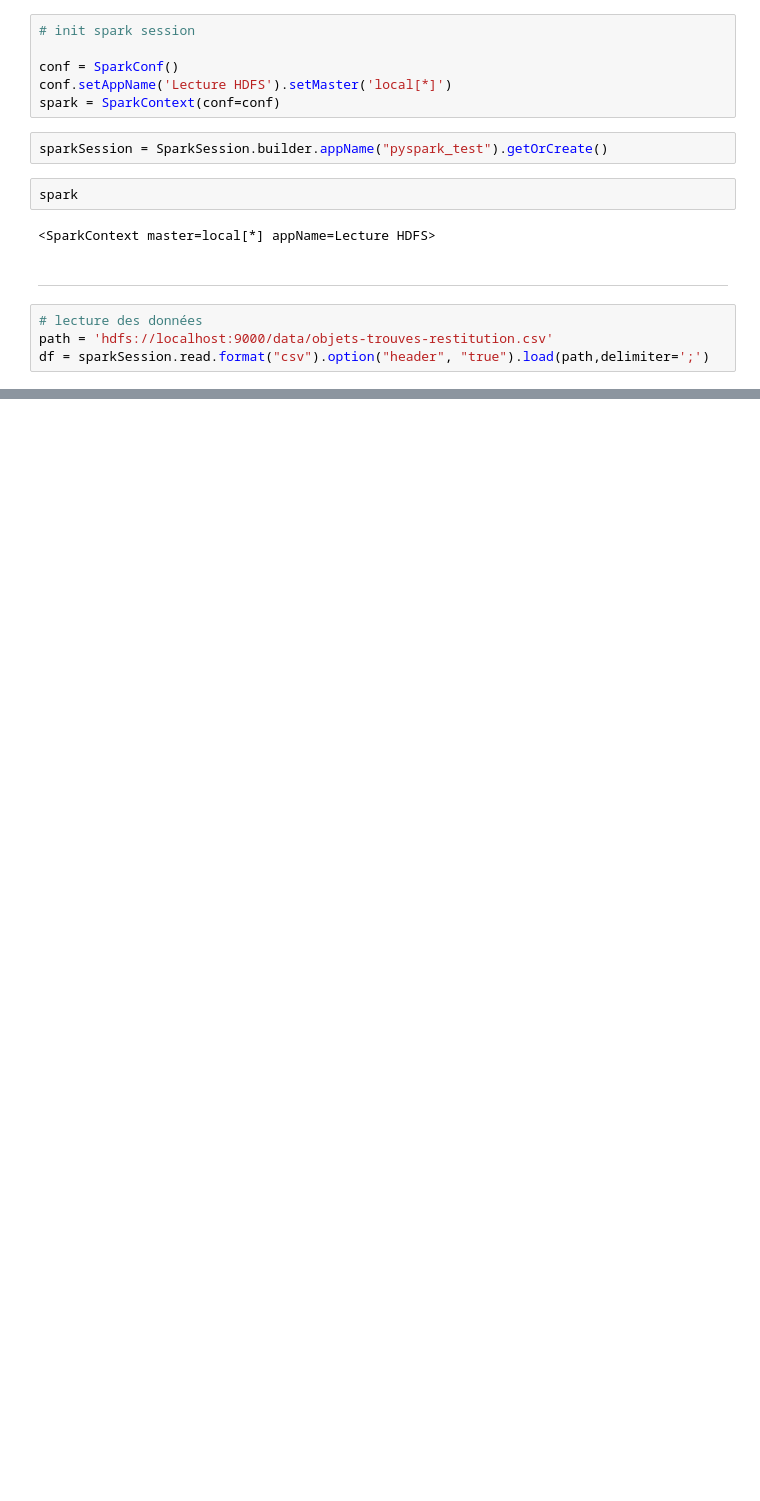
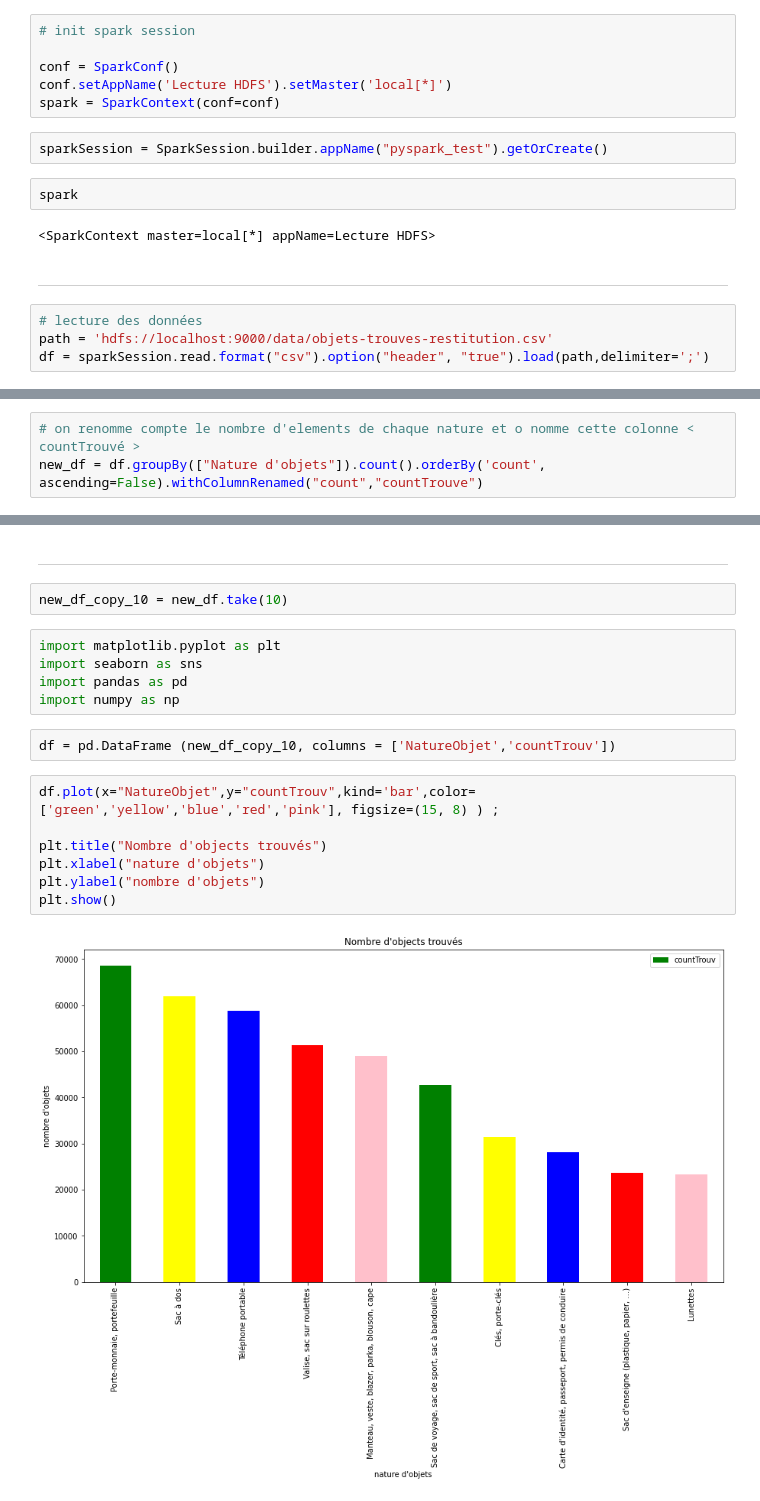
Before and after one commit to LydiaOuam/LydiaOuam, a Jupyter notebook: Lecture_des_donnees_dans_Hadoop_via_Spark.ipynb, the cells around one changed output, grey strips where cells are left out. Saved outputs shown, nothing was run; the diff lists cells and outputs as text; blank space fills up the shorter version.

```diff
--- a/Lecture_des_donnees_dans_Hadoop_via_Spark.ipynb
+++ b/Lecture_des_donnees_dans_Hadoop_via_Spark.ipynb
@@ -58,0 +54,3 @@ root
+# %%
+# on renomme compte le nombre d'elements de chaque nature et o nomme cette colonne < countTrouvé >
+new_df = df.groupBy(["Nature d'objets"]).count().orderBy('count', ascending=False).withColumnRenamed("count","countTrouve")
@@ -58,0 +75,20 @@ root
+# %% [markdown]
+---
+# %%
+new_df_copy_10 = new_df.take(10)
+# %%
+import matplotlib.pyplot as plt
+import seaborn as sns
+import pandas as pd
+import numpy as np
+# %%
+df = pd.DataFrame (new_df_copy_10, columns = ['NatureObjet','countTrouv'])
+# %%
+df.plot(x="NatureObjet",y="countTrouv",kind='bar',color=['green','yellow','blue','red','pink'], figsize=(15, 8) ) ;
+
+plt.title("Nombre d'objects trouvés")
+plt.xlabel("nature d'objets")
+plt.ylabel("nombre d'objets")
+plt.show()
+# %% [output]
+[figure, added]
```
Also changed, not shown: parts of 60 cells of this notebook.
